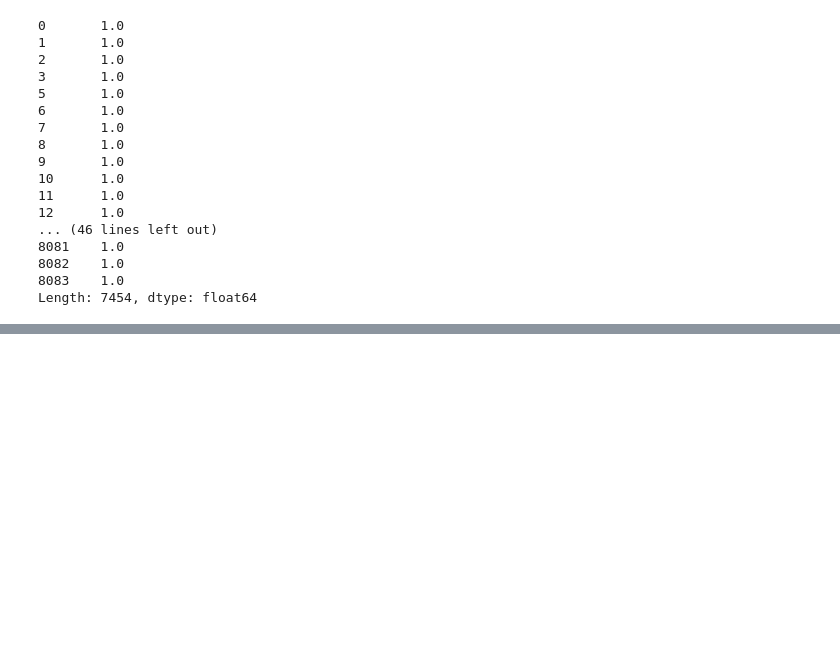
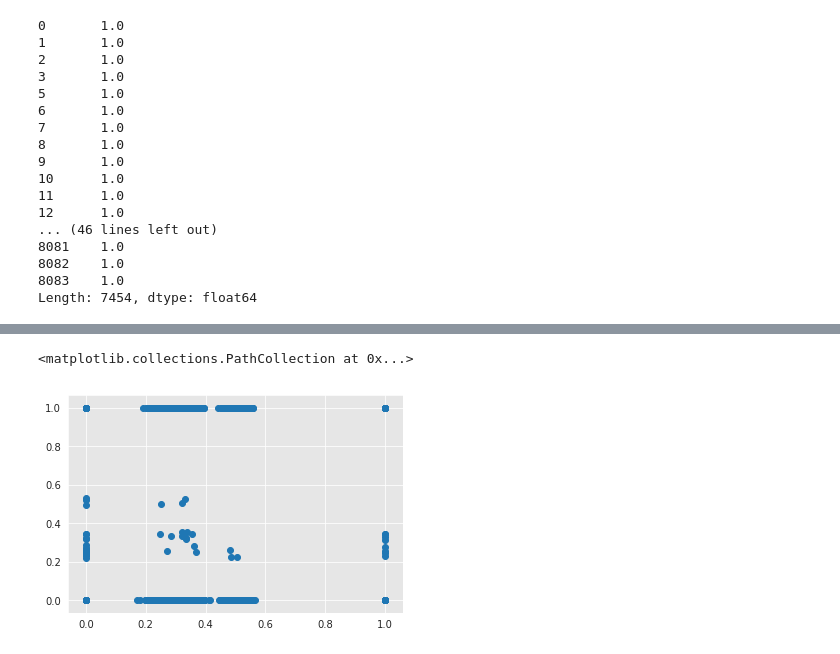
Before and after one commit to zeroknowledgediscovery/mlexpress_, a Jupyter notebook: perturbation_example/Untitled.ipynb, the cells around one changed output, grey strips where cells are left out. Saved outputs shown, nothing was run; the diff lists cells and outputs as text; code cells hidden in the pictures; blank space fills up the shorter version.

```diff
--- a/perturbation_example/Untitled.ipynb
+++ b/perturbation_example/Untitled.ipynb
@@ -105,0 +198,5 @@ Length: 7454, dtype: float64
+# %%
+plt.scatter(rf_.loc['G'],sf_.loc['G'])
+# %% [output]
+<matplotlib.collections.PathCollection at 0x...>
+[figure, added]
```
Also changed, not shown: parts of 10 cells of this notebook, 10 other files.
